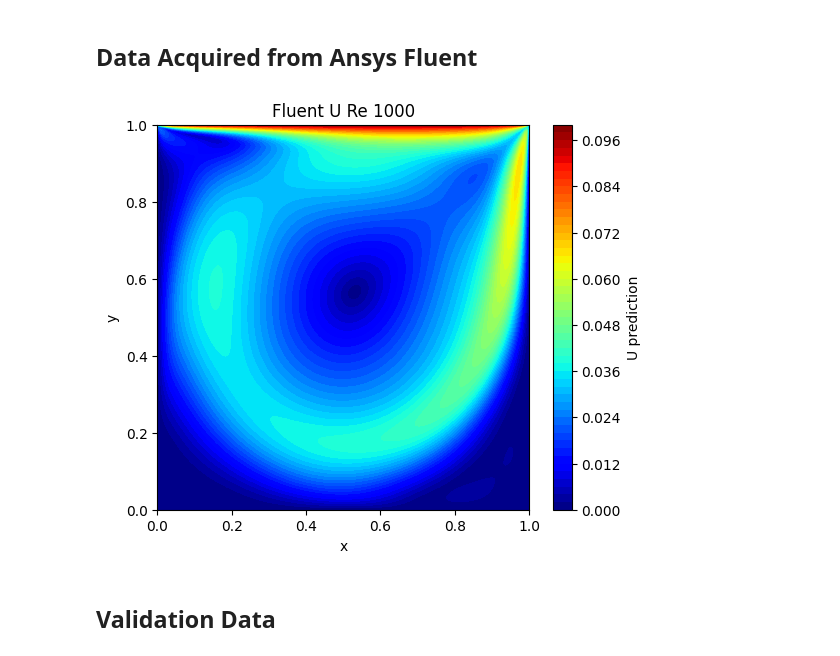
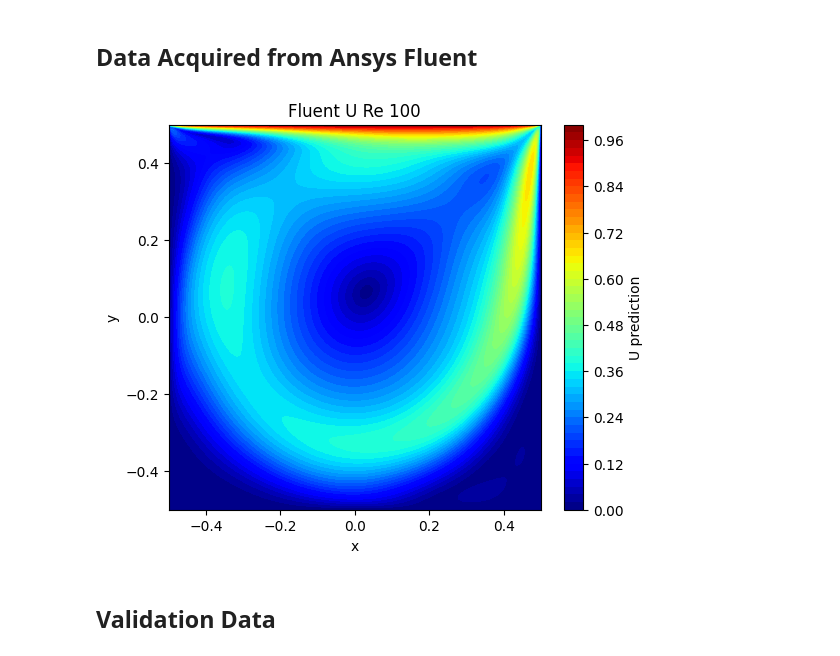
Before and after one commit to ciaattt/PINN_FDV, a Jupyter notebook: Baseline_PINN/Baseline Re 1000 1 .ipynb, the cells around one changed output. Saved outputs shown, nothing was run; the diff lists cells and outputs as text; code cells hidden in the pictures.

```diff
--- a/Baseline_PINN/Baseline Re 1000 1 .ipynb
+++ b/Baseline_PINN/Baseline Re 1000 1 .ipynb
@@ -36,32 +36,28 @@ GPUs available: [PhysicalDevice(name='/physical_device:GPU:0', device_type='GPU'
 # %% [markdown]
 ## Data Acquired from Ansys Fluent
 # %%
-U_ansys = pd.read_excel("savedata 1000/U_ansys Re 1000.xlsx")
+U_ansys = pd.read_excel("../savedata 1000/U_ansys Re 1000.xlsx")
 
-x_true = np.linspace(0,1,252)
-y_true = np.linspace(0,1,252)
-uvmag_true = np.array(U_ansys['magnitude'])/10
-umag_true = np.array(U_ansys['x-velocity'])/10
-
+x_true = np.linspace(-0.5,0.5,252)
+y_true = np.linspace(-0.5,0.5,252)
+umag_true = np.array(U_ansys['magnitude'])/1
+u_true = np.array(U_ansys['x-velocity'])/1
 
 X_true,Y_true = np.meshgrid(x_true,y_true)
 Umag_true = umag_true.reshape(X_true.shape)
-UVmag_true = uvmag_true.reshape(X_true.shape)
-
-#nondimensionalized
-UVmag_true = UVmag_true
+U_true = u_true.reshape(X_true.shape)
 
 # === Plot ===
 plt.figure(figsize=(6,5))
-plt.contourf(X_true, Y_true, UVmag_true, levels=50, cmap="jet")
+plt.contourf(X_true, Y_true, Umag_true, levels=50, cmap="jet")
 plt.colorbar(label="U prediction")
 plt.xlabel("x")
 plt.ylabel("y")
-plt.title(f"Fluent U Re 1000")
+plt.title(f"Fluent U Re 100")
 plt.show()
 plt.show()
 # %% [output]
-[figure, old version]
+[figure, new version]
 # %% [markdown]
 ## Validation Data
 # %%
```
Also changed, not shown: parts of 5 cells of this notebook, 12 other files.
